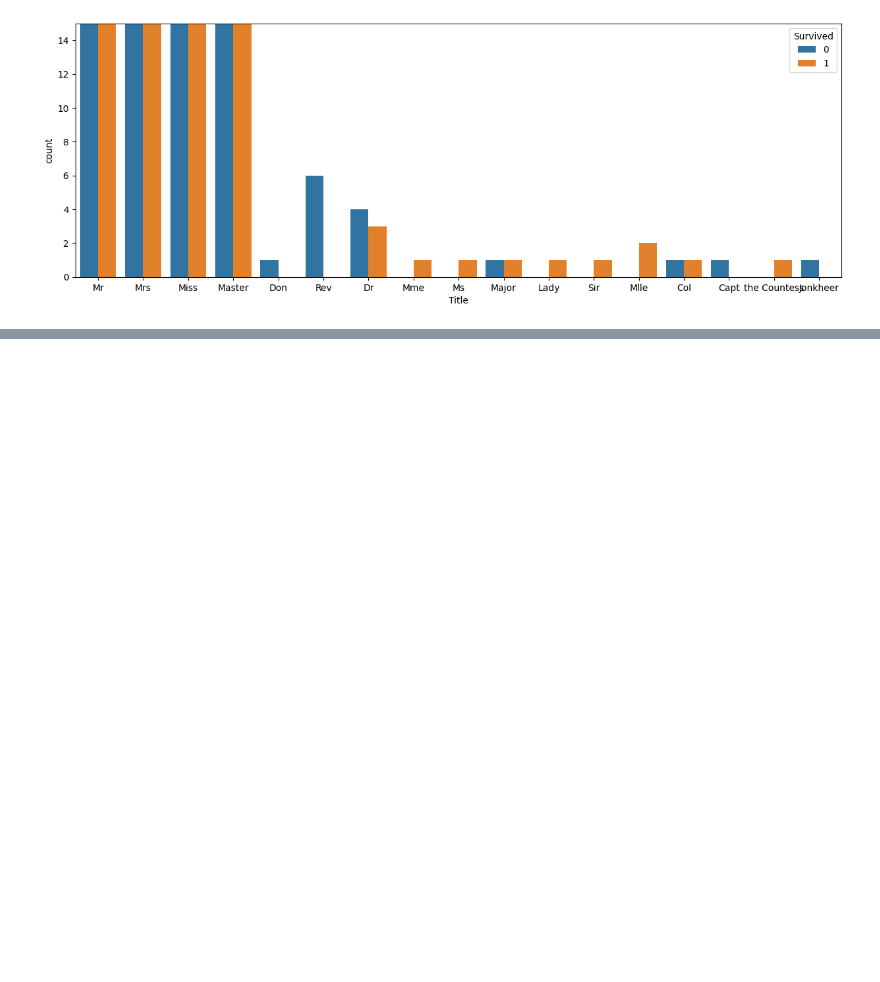
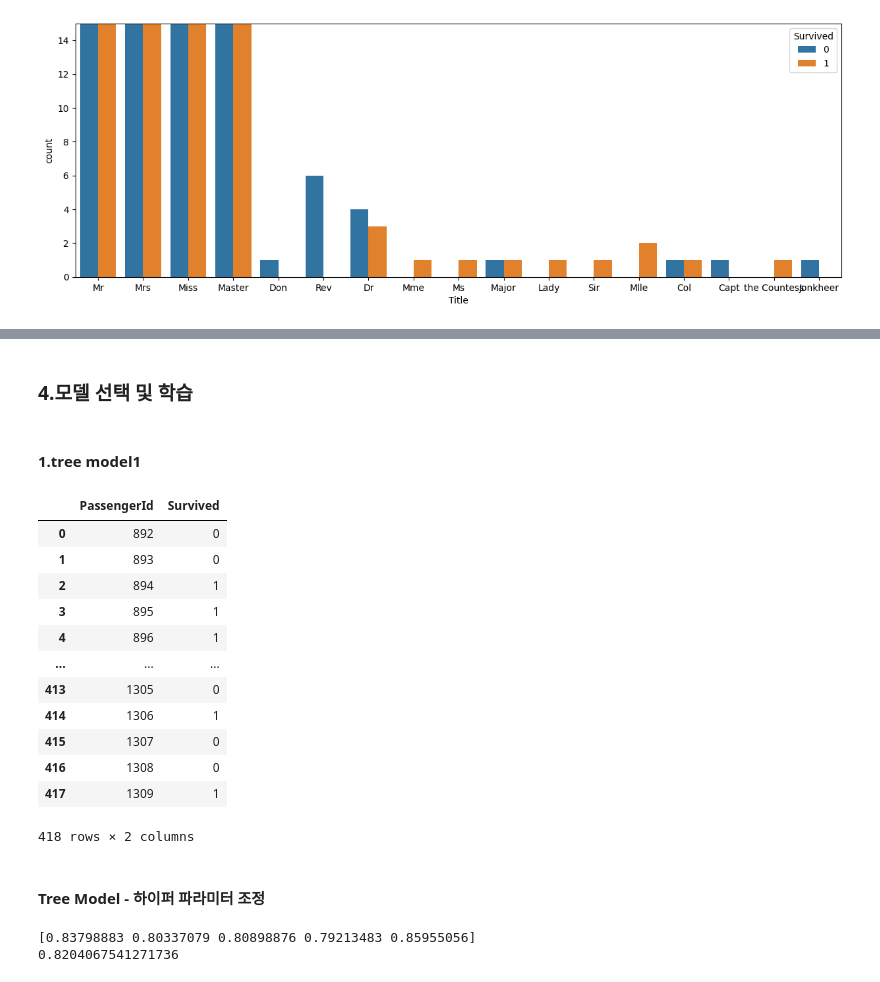
Before and after one commit to rlgus3351/Machine_Learning, a Jupyter notebook: 기초통계/ex06 titanic 생존자 예측 tree분류.ipynb, the cells around one changed output, grey strips where cells are left out. Drawn from its saved outputs; the diff is of its cells as text; code cells hidden in the pictures; blank space fills up the shorter version.

```diff
--- a/기초통계/ex06 titanic 생존자 예측 tree분류.ipynb
+++ b/기초통계/ex06 titanic 생존자 예측 tree분류.ipynb
@@ -717,0 +891,14 @@ cvt_title = ['Mr', 'Mrs', 'Miss', 'Master','Rev','Other']
+# %%
+# X_train 인코딩
+
+for cat_name in cal_choice:
+    # 컬럼 1개 인코딩
+    dummy = pd.get_dummies(test[cat_name], prefix=cat_name)
+
+    # 기존 X_train추가 (병합)
+    # concat은 기본적으로 행방향으로 진행
+    # 열방향으로 지정해주기
+    X_test = pd.concat([X_test, dummy], axis=1)
+
+    # 기존 컬럼 삭제
+    X_test.drop(cat_name, axis=1, inplace=True)
@@ -717,0 +935,4 @@ cvt_title = ['Mr', 'Mrs', 'Miss', 'Master','Rev','Other']
+# %%
+# Dect_T 컬럼 X_test에 추가하기
+
+X_test["Deck_T"] = 0
@@ -717,0 +959,6 @@ cvt_title = ['Mr', 'Mrs', 'Miss', 'Master','Rev','Other']
+# %%
+# X_train 컬럼 순서에 X_test 순서도 맞추기
+
+X_test = X_test[X_train.columns]
+# %% [markdown]
+### 4.모델 선택 및 학습
@@ -717,0 +968,28 @@ cvt_title = ['Mr', 'Mrs', 'Miss', 'Master','Rev','Other']
+# %% [markdown]
+#### 1.tree model1
+# %%
+tree_model = DecisionTreeClassifier() # 객체 생성
+
+# 학습
+tree_model.fit(X_train,y_train) # 지도학습 - 분류
+
+# 예측
+pre = tree_model.predict(X_test)
+# %%
+result = pd.read_csv("./data/gender_submission.csv")
+result['Survived'] = pre
+result
+# %% [output]
+|  | PassengerId | Survived |
+| 0 | 892 | 0 |
+| 1 | 893 | 0 |
+| 2 | 894 | 1 |
+| 3 | 895 | 1 |
+| 4 | 896 | 1 |
+| ... | ... | ... |
+| 413 | 1305 | 0 |
+| 414 | 1306 | 1 |
+| 415 | 1307 | 0 |
+| 416 | 1308 | 0 |
+| 417 | 1309 | 1 |
+418 rows × 2 columns
@@ -717,0 +1002,14 @@ cvt_title = ['Mr', 'Mrs', 'Miss', 'Master','Rev','Other']
+# %% [markdown]
+#### Tree Model - 하이퍼 파라미터 조정
+# %%
+tree_model2 = DecisionTreeClassifier(max_depth=4)
+
+# 교차 검증 -> 모델 객체 생성하고 어느정도의 성능을 내는 모델인지 확인할 때 사용
+
+tree_model2.fit(X_train,y_train)
+cross_result = cross_val_score(tree_model2, X_train, y_train, cv=5)
+print(cross_result)
+print(cross_result.mean())
+# %% [output]
+[0.83798883 0.80337079 0.80898876 0.79213483 0.85955056]
+0.8204067541271736
```
Also changed, not shown: parts of 27 cells of this notebook, 2 other files.
